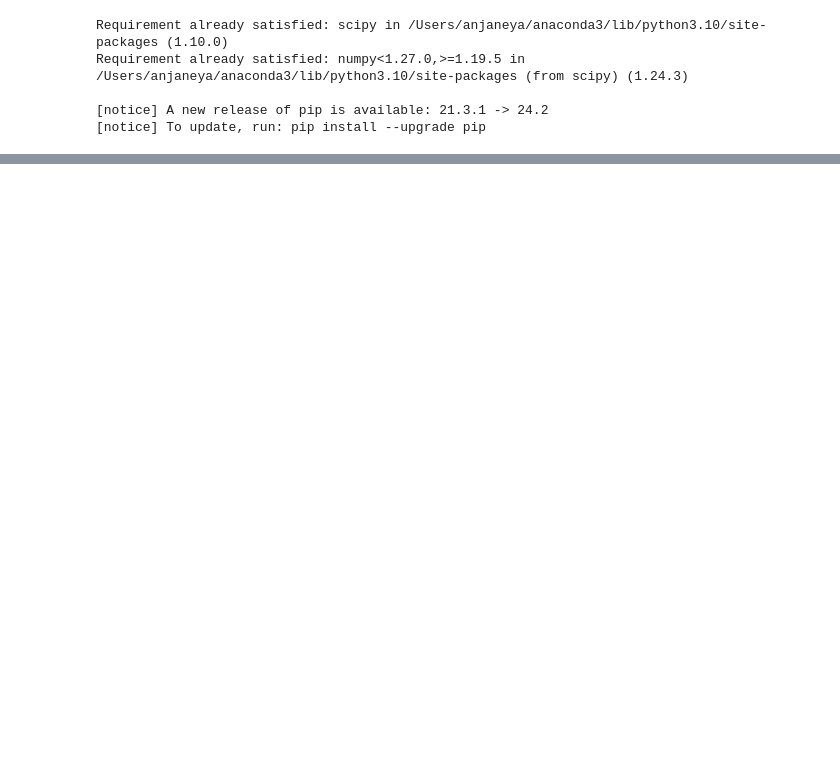
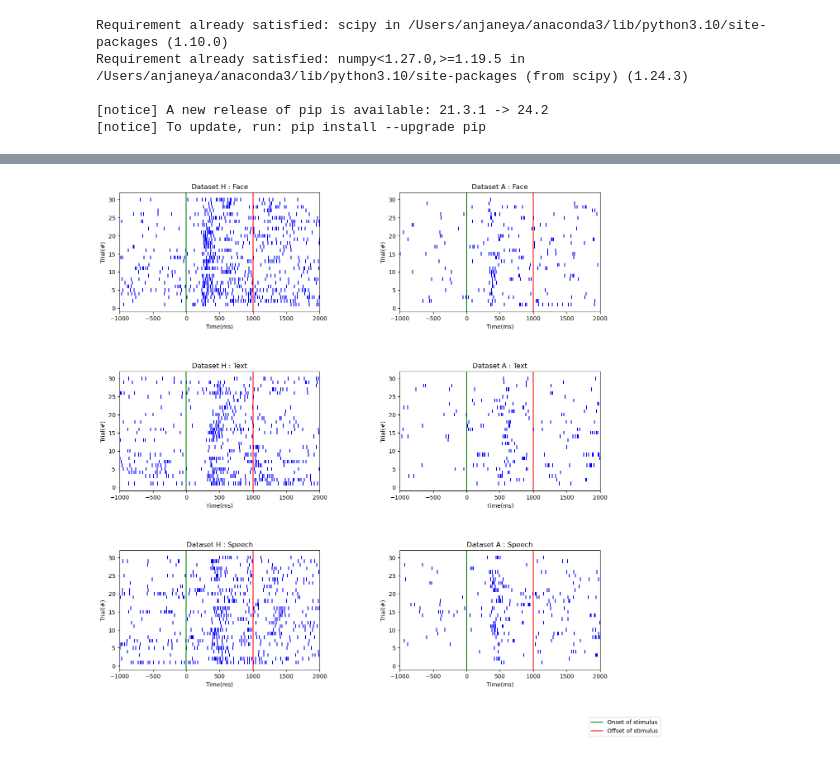
Before and after one commit to anjaneya-sharma/NeuroscienceOfDecisionMaking_2024_Assignments, a Jupyter notebook: Assignment_1/NDM_A1.ipynb, the cells around one changed output, grey strips where cells are left out. Cells and saved outputs as stored; diff of their text form; code cells hidden in the pictures; blank space fills up the shorter version.

```diff
--- a/Assignment_1/NDM_A1.ipynb
+++ b/Assignment_1/NDM_A1.ipynb
@@ -53,0 +114,22 @@ IndexError: list index out of range
+# %%
+#making the combined plot consisting of 6 plots
+
+fig, axs = plt.subplots(3, 2, figsize=(15,15))
+
+# axs[0, 0].get_shared_y_axes().join(axs[0, 0], axs[1, 0], axs[2, 0])  # Align y-axis for region H plots
+raster(data_H[0], axs[0, 0], 'Dataset H : Face')
+raster(data_H[1], axs[1, 0], 'Dataset H : Text')
+raster(data_H[2], axs[2, 0], 'Dataset H : Speech')
+
+# axs[0, 1].get_shared_y_axes().join(axs[0, 1], axs[1, 1], axs[2, 1])
+raster(data_A[0], axs[0, 1], 'Dataset A : Face')
+raster(data_A[1], axs[1, 1], 'Dataset A : Text')
+raster(data_A[2], axs[2, 1], 'Dataset A : Speech')
+
+handles, labels = axs[0, 0].get_legend_handles_labels()
+fig.legend(handles, labels, loc='lower right')
+
+plt.subplots_adjust(wspace=0.4, hspace=0.5) #just increased spacing between the combined graphs
+plt.show()
+# %% [output]
+[figure, added]
```
Also changed, not shown: parts of 24 cells of this notebook, 32 other files.
